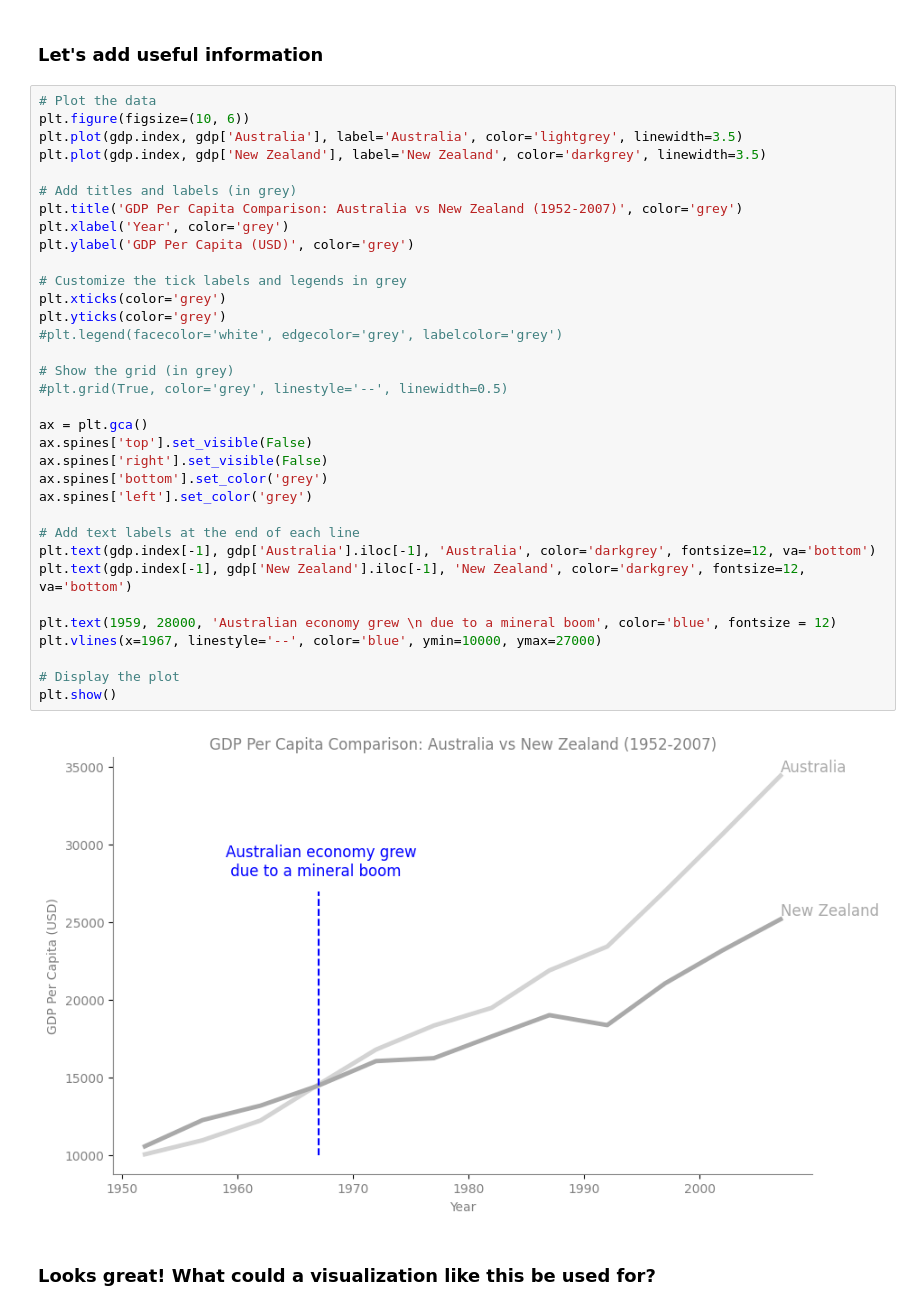
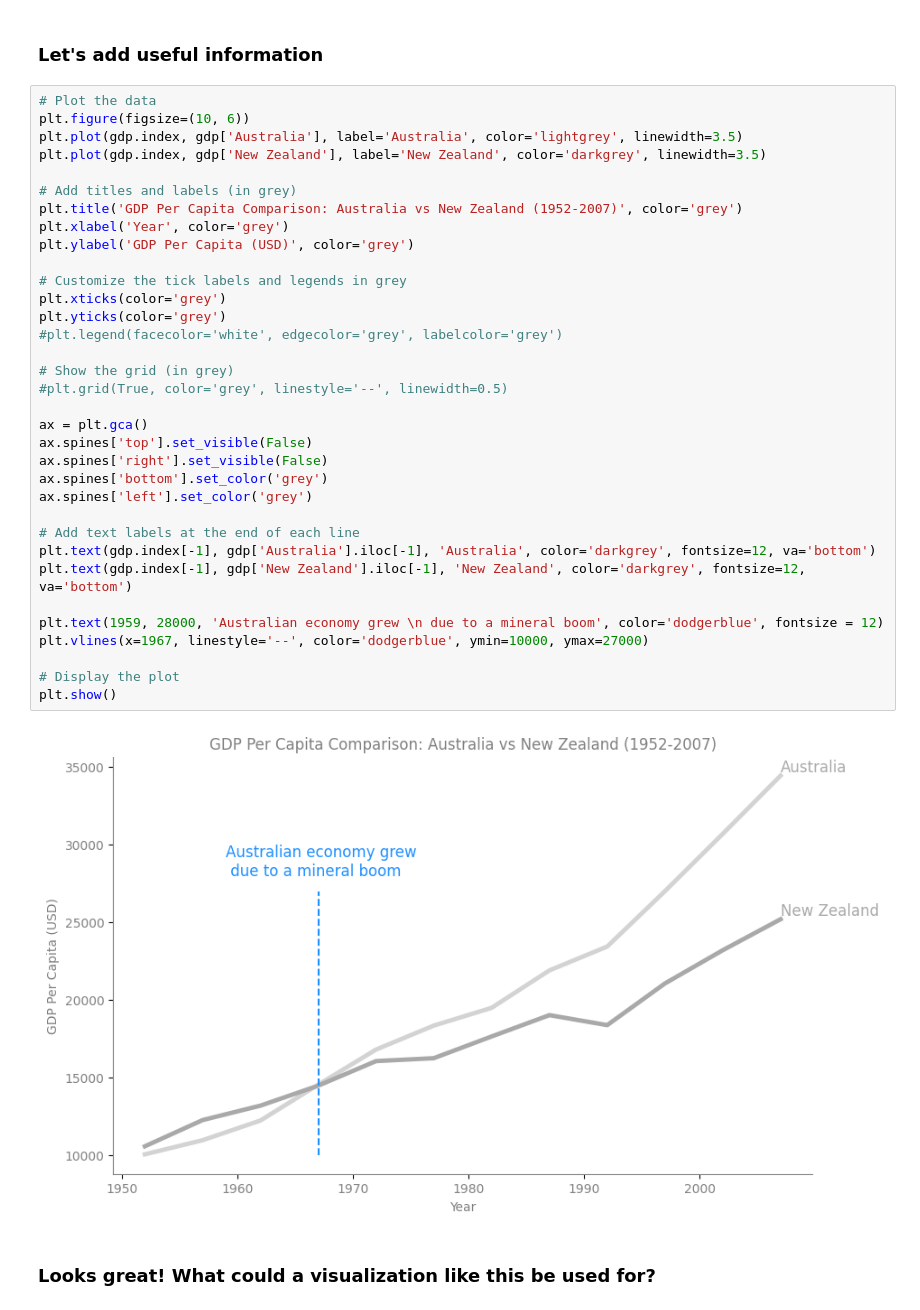
Before and after one commit to ameldrim/Start-with-Grey-Presentation, a Jupyter notebook: Start with Grey.ipynb, the cells around one changed output. Drawn from its saved outputs; the diff is of its cells as text.

```diff
--- a/Start with Grey.ipynb
+++ b/Start with Grey.ipynb
@@ -181,35 +181,35 @@ plt.figure(figsize=(10, 6))
 plt.plot(gdp.index, gdp['Australia'], label='Australia', color='lightgrey', linewidth=3.5)
 plt.plot(gdp.index, gdp['New Zealand'], label='New Zealand', color='darkgrey', linewidth=3.5)
 
 # Add titles and labels (in grey)
 plt.title('GDP Per Capita Comparison: Australia vs New Zealand (1952-2007)', color='grey')
 plt.xlabel('Year', color='grey')
 plt.ylabel('GDP Per Capita (USD)', color='grey')
 
 # Customize the tick labels and legends in grey
 plt.xticks(color='grey')
 plt.yticks(color='grey')
 #plt.legend(facecolor='white', edgecolor='grey', labelcolor='grey')
 
 # Show the grid (in grey)
 #plt.grid(True, color='grey', linestyle='--', linewidth=0.5)
 
 ax = plt.gca()
 ax.spines['top'].set_visible(False)
 ax.spines['right'].set_visible(False)
 ax.spines['bottom'].set_color('grey')
 ax.spines['left'].set_color('grey')
 
 # Add text labels at the end of each line
 plt.text(gdp.index[-1], gdp['Australia'].iloc[-1], 'Australia', color='darkgrey', fontsize=12, va='bottom')
 plt.text(gdp.index[-1], gdp['New Zealand'].iloc[-1], 'New Zealand', color='darkgrey', fontsize=12, va='bottom')
 
-plt.text(1959, 28000, 'Australian economy grew \n due to a mineral boom', color='blue', fontsize = 12)
-plt.vlines(x=1967, linestyle='--', color='blue', ymin=10000, ymax=27000)
+plt.text(1959, 28000, 'Australian economy grew \n due to a mineral boom', color='dodgerblue', fontsize = 12)
+plt.vlines(x=1967, linestyle='--', color='dodgerblue', ymin=10000, ymax=27000)
 
 # Display the plot
 plt.show()
 # %% [output]
-[figure, old version]
+[figure, new version]
 # %% [markdown]
 ### Looks great! What could a visualization like this be used for?
```
